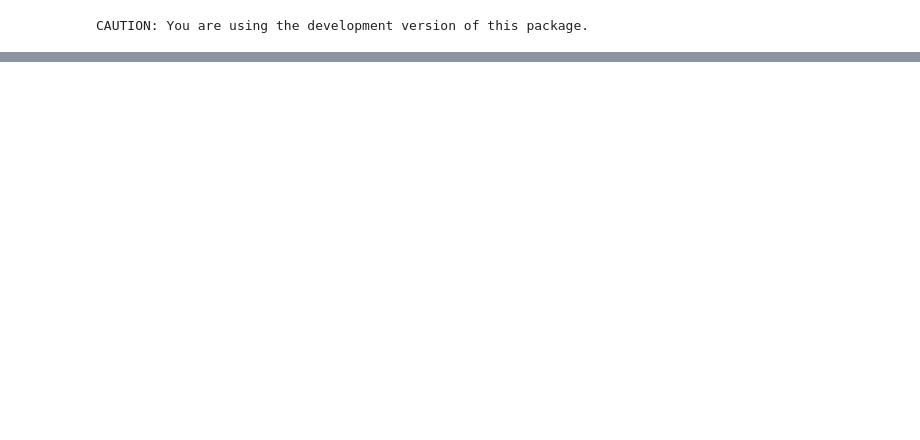
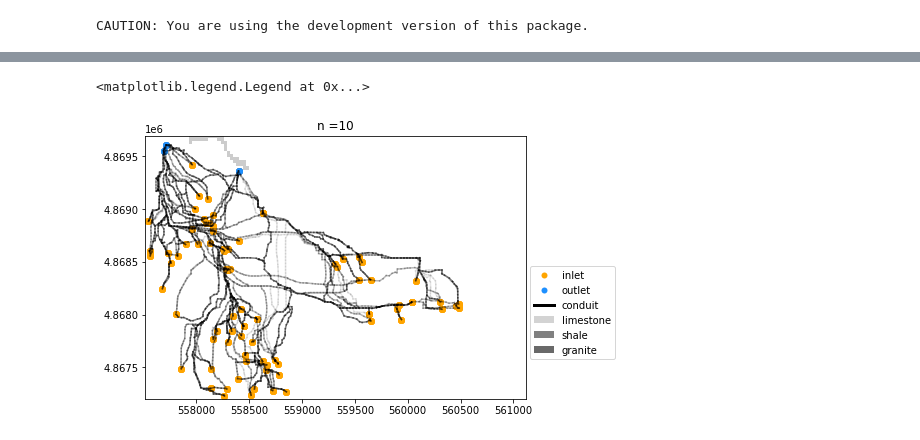
Before and after one commit to Csaucer/Bear_Spring_pyKasso, a Jupyter notebook: Soucey_Bear_Spring_pyKasso.ipynb, the cells around one changed output, grey strips where cells are left out. Drawn from its saved outputs; the diff is of its cells as text; code cells hidden in the pictures; blank space fills up the shorter version.

```diff
--- a/Soucey_Bear_Spring_pyKasso.ipynb
+++ b/Soucey_Bear_Spring_pyKasso.ipynb
@@ -97,0 +394,7 @@ springshed.show_catchment(data='fractures')
+# %%
+
+n = 10                                      #number of iterations to calculate (caution: more than 10 is slow)
+for i in range(n):
+    springshed.update_inlets()
+    springshed.update_fractures()
+    springshed.compute_karst_network()
@@ -97,0 +429,24 @@ springshed.show_catchment(data='fractures')
+# %%
+#Many iterations:
+f = plt.figure(figsize=(15,15))
+
+ax = f.add_subplot(121, aspect='equal')
+ax.set_title('n ='+str(n))
+plt.imshow(springshed.geology.data['geology']['data'], origin='lower', extent=springshed.grid.extent, cmap='gray', vmin=0,vmax=5)
+#plt.imshow(springshed._compute_average_paths(), origin='lower', extent=springshed.grid.extent, cmap='gray_r')
+for i in range(n):
+    springshed.show_network(ax=ax, data=springshed.karst_simulations[i], simplify=False, labels=[], plot_nodes=False, legend=False, color='k', alpha=1/n)
+
+plt.scatter(springshed.inlets[:,0],  springshed.inlets[:,1],  c='orange')
+plt.scatter(springshed.outlets[:,0], springshed.outlets[:,1], c='dodgerblue')
+
+legend = [matplotlib.lines.Line2D([0], [0], marker='o', color='none', markerfacecolor='orange', markeredgecolor='none', label='inlet'),
+          matplotlib.lines.Line2D([0], [0], marker='o', color='none', markerfacecolor='dodgerblue', markeredgecolor='none', label='outlet'),
+          matplotlib.lines.Line2D([0], [0], color='k', lw=3,            label='conduit'),
+          matplotlib.patches.Patch(facecolor='lightgray',  label='limestone'),
+          matplotlib.patches.Patch(facecolor='gray',       label='shale'),
+          matplotlib.patches.Patch(facecolor='dimgray',    label='granite')]
+plt.legend(handles=legend, loc=[1.01,0.15])
+# %% [output]
+<matplotlib.legend.Legend at 0x...>
+[figure, added]
```
Also changed, not shown: parts of 13 cells of this notebook, 3 other files.
